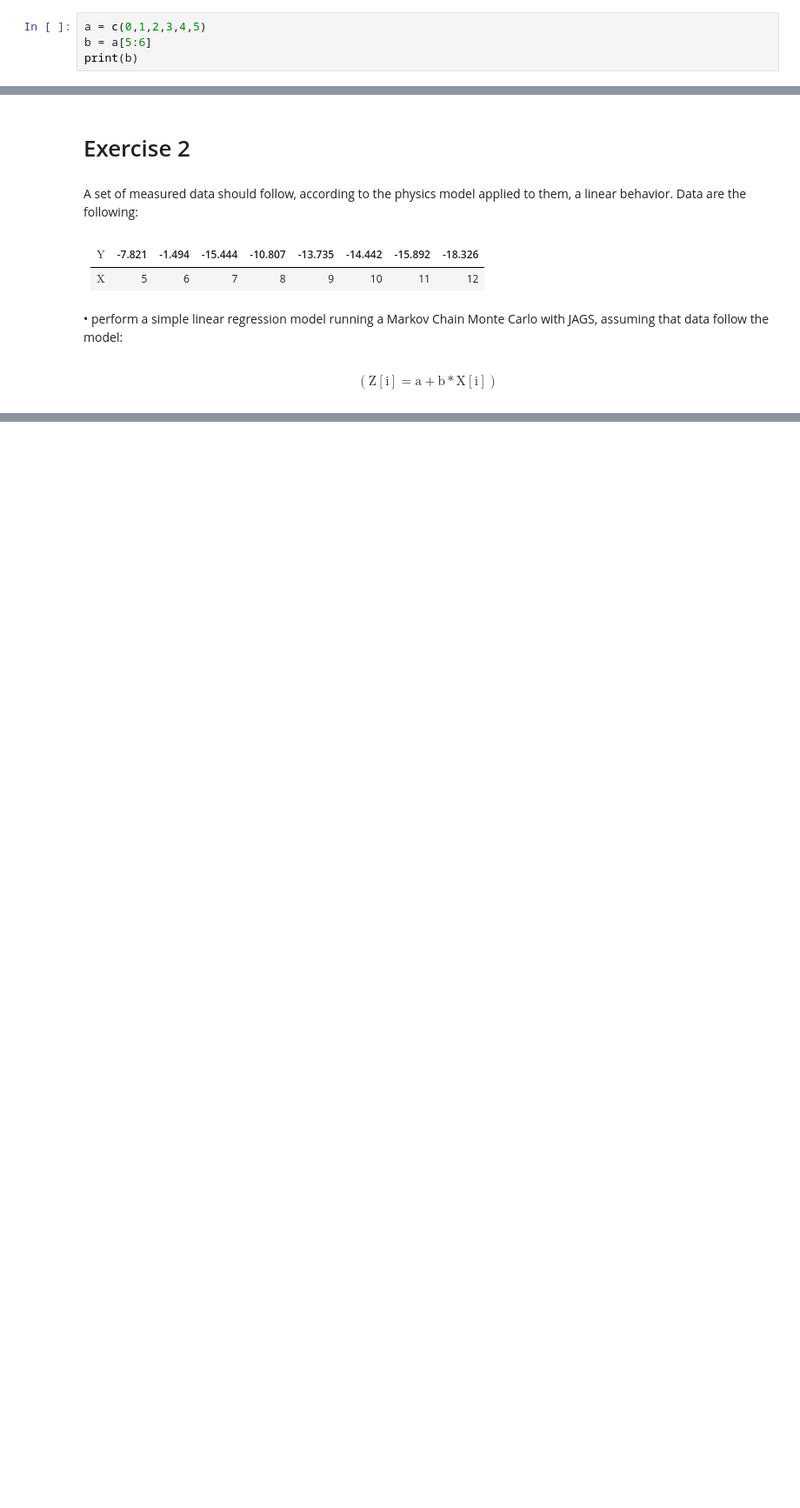
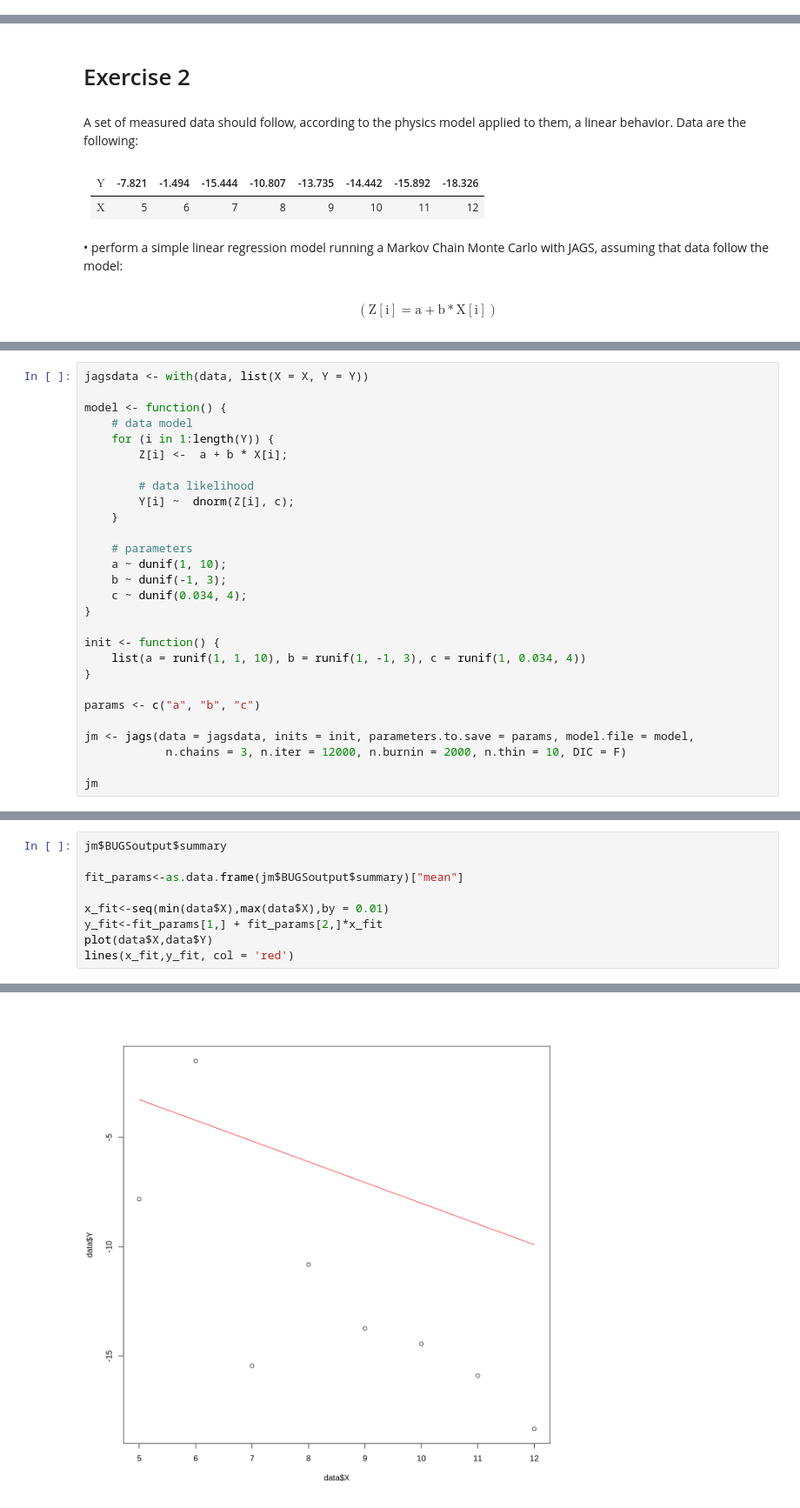
Before and after one commit to pietromalagoli/asp, a Jupyter notebook: code/lab05/Malagoli_Pietro_RLab05.ipynb, the cells around one changed output, grey strips where cells are left out. Shown at 87% size. Cells and saved outputs as stored; diff of their text form; blank space fills up the shorter version.

```diff
--- a/code/lab05/Malagoli_Pietro_RLab05.ipynb
+++ b/code/lab05/Malagoli_Pietro_RLab05.ipynb
@@ -207,5 +189 @@ A data.frame: 30 × 3
 [figure]
-# %%
-a = c(0,1,2,3,4,5)
-b = a[5:6]
-print(b)
@@ -229,0 +230,28 @@ $$
+# %%
+jagsdata <- with(data, list(X = X, Y = Y))
+
+model <- function() {
+    # data model
+    for (i in 1:length(Y)) {
+        Z[i] <-  a + b * X[i];
+
+        # data likelihood
+        Y[i] ~  dnorm(Z[i], c);
+    }
+
+    # parameters
+    a ~ dunif(1, 10);
+    b ~ dunif(-1, 3);
+    c ~ dunif(0.034, 4);
+}
+
+init <- function() {
+    list(a = runif(1, 1, 10), b = runif(1, -1, 3), c = runif(1, 0.034, 4))
+}
+
+params <- c("a", "b", "c")
+
+jm <- jags(data = jagsdata, inits = init, parameters.to.save = params, model.file = model,
+			n.chains = 3, n.iter = 12000, n.burnin = 2000, n.thin = 10, DIC = F)
+
+jm
@@ -229,0 +278,10 @@ $$
+# %%
+jm$BUGSoutput$summary
+
+fit_params<-as.data.frame(jm$BUGSoutput$summary)["mean"]
+
+x_fit<-seq(min(data$X),max(data$X),by = 0.01)
+y_fit<-fit_params[1,] + fit_params[2,]*x_fit
+plot(data$X,data$Y)
+lines(x_fit,y_fit, col = 'red')
+# %% [output]
@@ -229,0 +293 @@ $$
+[figure, added]
```
Also changed, not shown: parts of 13 cells of this notebook, 1 other file.
